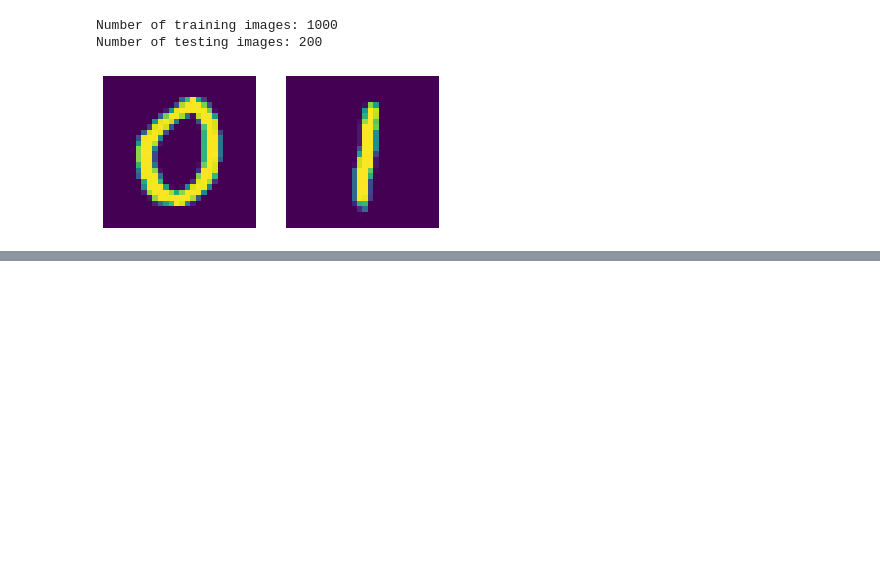
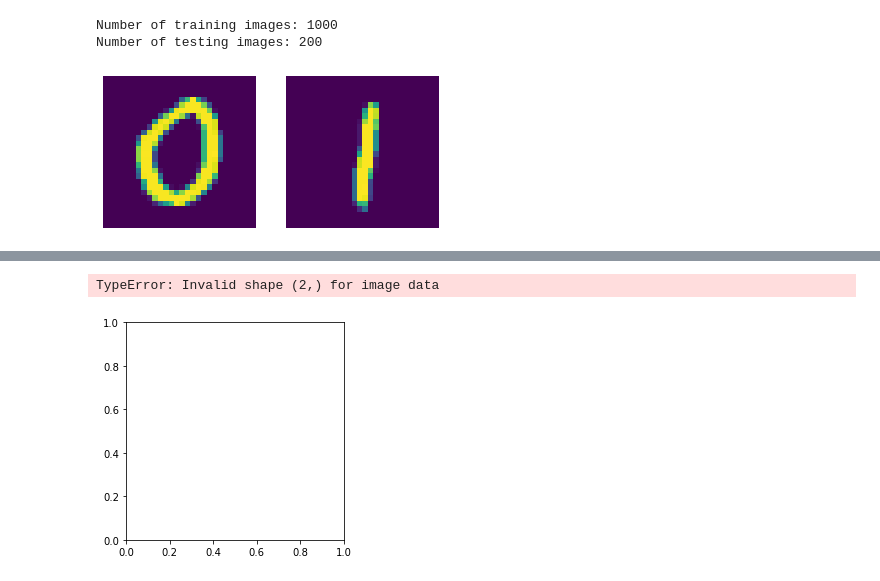
Before and after one commit to UW-AMO/neurohackademy, a Jupyter notebook: notebooks/Part4-LogisticRegression.ipynb, the cells around one changed output, grey strips where cells are left out. Drawn from its saved outputs; the diff is of its cells as text; code cells hidden in the pictures; blank space fills up the shorter version.

```diff
--- a/notebooks/Part4-LogisticRegression.ipynb
+++ b/notebooks/Part4-LogisticRegression.ipynb
@@ -202,0 +238,6 @@ plt.imshow(A_train[p_train != y_train].reshape(28, 28))
+# %%
+# check what is the classifier looks like
+classifier.plot_classifier()
+# %% [output]
+TypeError: Invalid shape (2,) for image data
+[figure, added]
```
Also changed, not shown: parts of 23 cells of this notebook, 1 other file.
